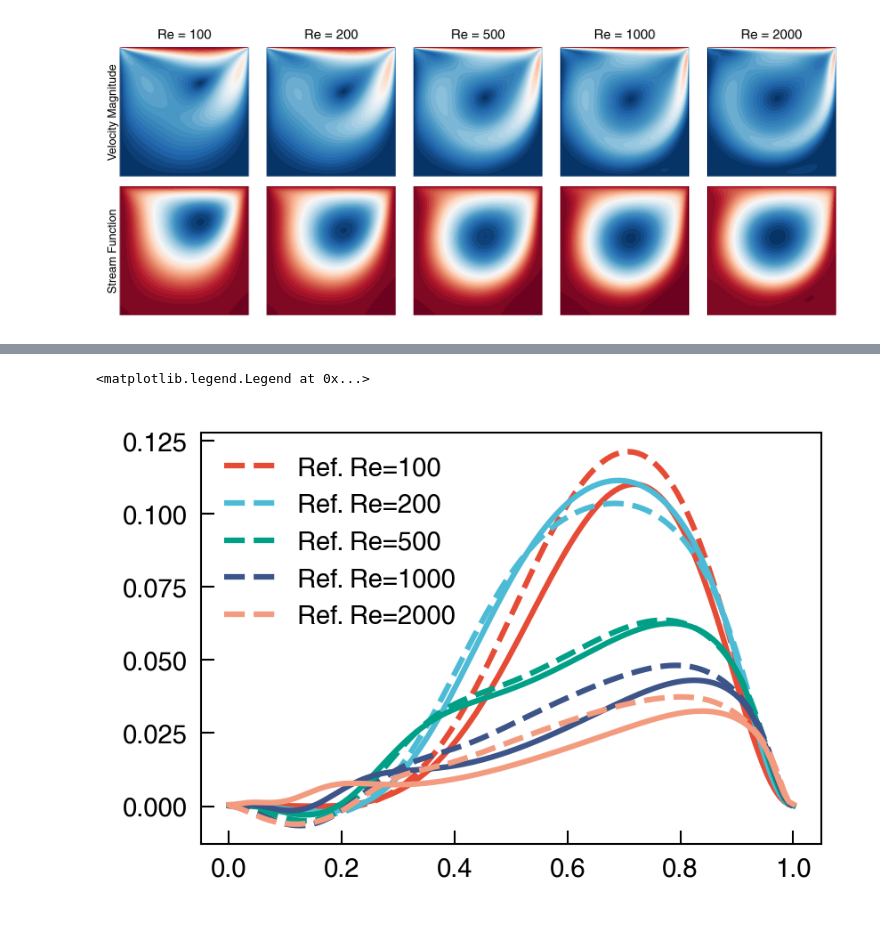
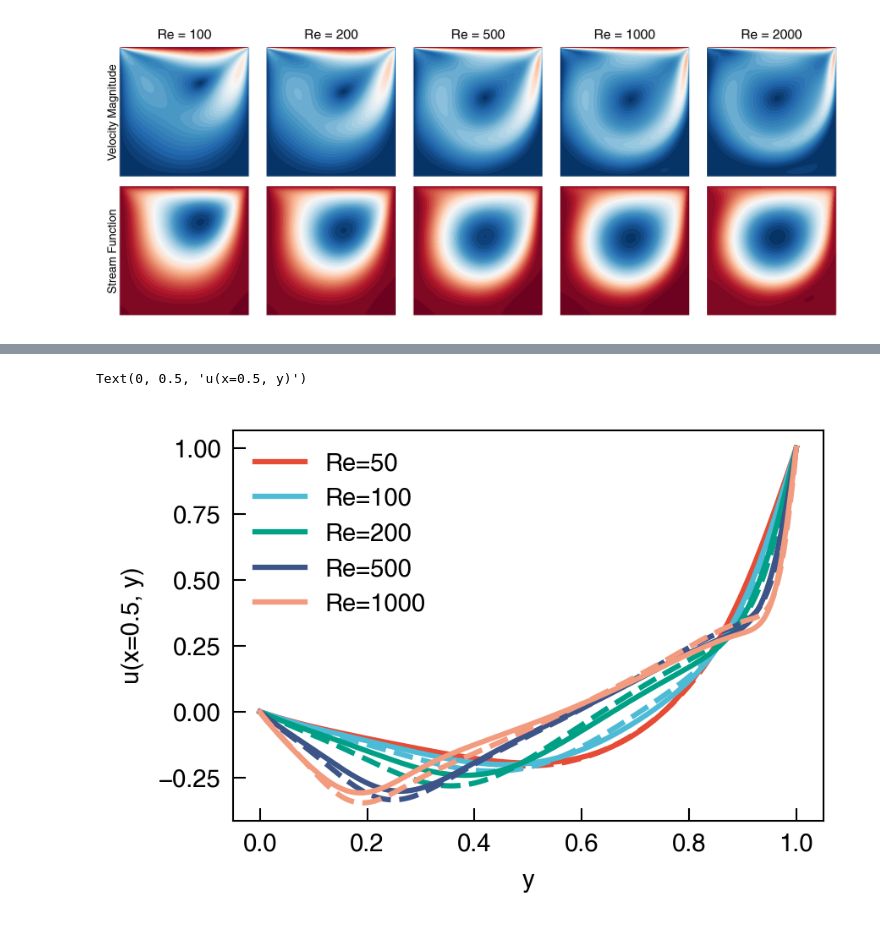
Before and after one commit to NanxiiChen/PI-CViT, a Jupyter notebook: ldc/eval.ipynb, the cells around one changed output, grey strips where cells are left out. Saved outputs shown, nothing was run; the diff lists cells and outputs as text; code cells hidden in the pictures.

```diff
--- a/ldc/eval.ipynb
+++ b/ldc/eval.ipynb
@@ -184,0 +198,7 @@ mask = (X > 1 - eps) & (Y > 1 - eps) | (X < eps) & (Y > 1 - eps)
+# %%
+# Re-wise l2 error
+l2_per_re = jnp.sqrt(jnp.mean((sols - ref_data)**2, axis=(-1, -2))) / jnp.sqrt(jnp.mean(ref_data**2, axis=(-1, -2)))
+l2_per_re = jnp.mean(l2_per_re, axis=1)
+fig, ax = plt.subplots(figsize=(3, 2))
+ax.plot(target_reynold[:, 0], l2_per_re, marker="o")
+ax.set_xlabel("Reynolds Number")
@@ -275,27 +271,27 @@ Average rel. L2 error: 0.154844
 # %%
 x = jnp.linspace(0, 1, Nx)
 y = jnp.linspace(0, 1, Ny)
-# 绘制 u 在 y=0.5 处的剖面图
+# 绘制 v 在 y=0.5 处的剖面图
 y_index = Ny // 2  # y=0.5 对应的索引
-plt.figure(figsize=(3, 2))
+fig, ax = plt.subplots(figsize=(3, 2))
 for i, this_reynold in enumerate(target_reynold):
-    ref_data = jnp.load(
-        f"{data_dir}/flow_fields_Re{int(this_reynold[0])}_N128.npz"
-    )
-    ref_u = ref_data["u"]  # (H, W)
+
     plt.plot(
         x,
-        ref_u[y_index, :],
-        label=f"Ref. Re={int(this_reynold[0])}",
+        ref_data[i, 1, y_index, :],
+        # label=f"Ref. Re={int(this_reynold[0])}",
         linestyle="--",
         color=f"C{i}",
     )
 
     plt.plot(
         x,
-        u[i, y_index, :],
-        label=f"Pred. Re={int(this_reynold[0])}",
+        sols[i, 1, y_index, :],
+        label=f"Re={int(this_reynold[0])}",
         linestyle="-",
         color=f"C{i}",
     )
+ax.legend()
+ax.set_xlabel("x")
+ax.set_ylabel("v(x, y=0.5)")
 # %% [output]
@@ -303,29 +300,28 @@ for i, this_reynold in enumerate(target_reynold):
 # %%
 # 绘制 v 在 x=0.5 处的剖面图
 x_index = Nx // 2  # x=0.5 对应的索引
 # plt.figure(figsize=(3, 2))
 fig, ax = plt.subplots(figsize=(3, 2))
 for i, this_reynold in enumerate(target_reynold):
-    ref_data = jnp.load(
-        f"{data_dir}/flow_fields_Re{int(this_reynold[0])}_N128.npz"
-    )
-    ref_v = ref_data["v"]  # (H, W)
+
     ax.plot(
         y,
-        ref_v[:, x_index],
-        label=f"Ref. Re={int(this_reynold[0])}",
+        ref_data[i, 0, :, x_index],
+        # label=f"Ref. Re={int(this_reynold[0])}",
         linestyle="--",
         color=f"C{i}",
     )
 
     ax.plot(
         y,
-        v[i, :, x_index],
-        # label=f"Pred. Re={int(this_reynold[0])}",
+        sols[i, 0, :, x_index],
+        label=f"Re={int(this_reynold[0])}",
         linestyle="-",
         color=f"C{i}",
     )
 ax.legend()
+ax.set_xlabel("y")
+ax.set_ylabel("u(x=0.5, y)")
 # %% [output]
-<matplotlib.legend.Legend at 0x...>
+Text(0, 0.5, 'u(x=0.5, y)')
-[figure, old version]
+[figure, new version]
```
Also changed, not shown: parts of 9 cells of this notebook, 5 other files.
